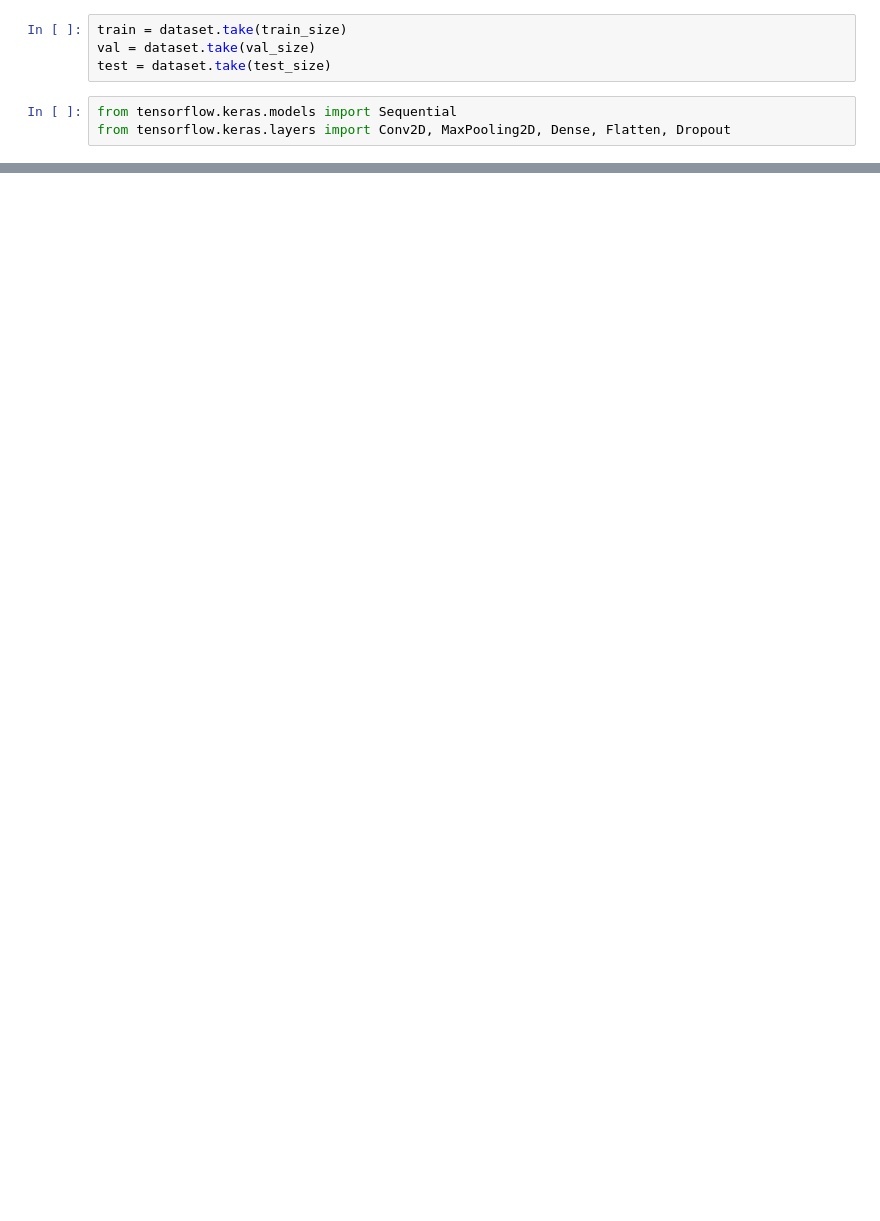
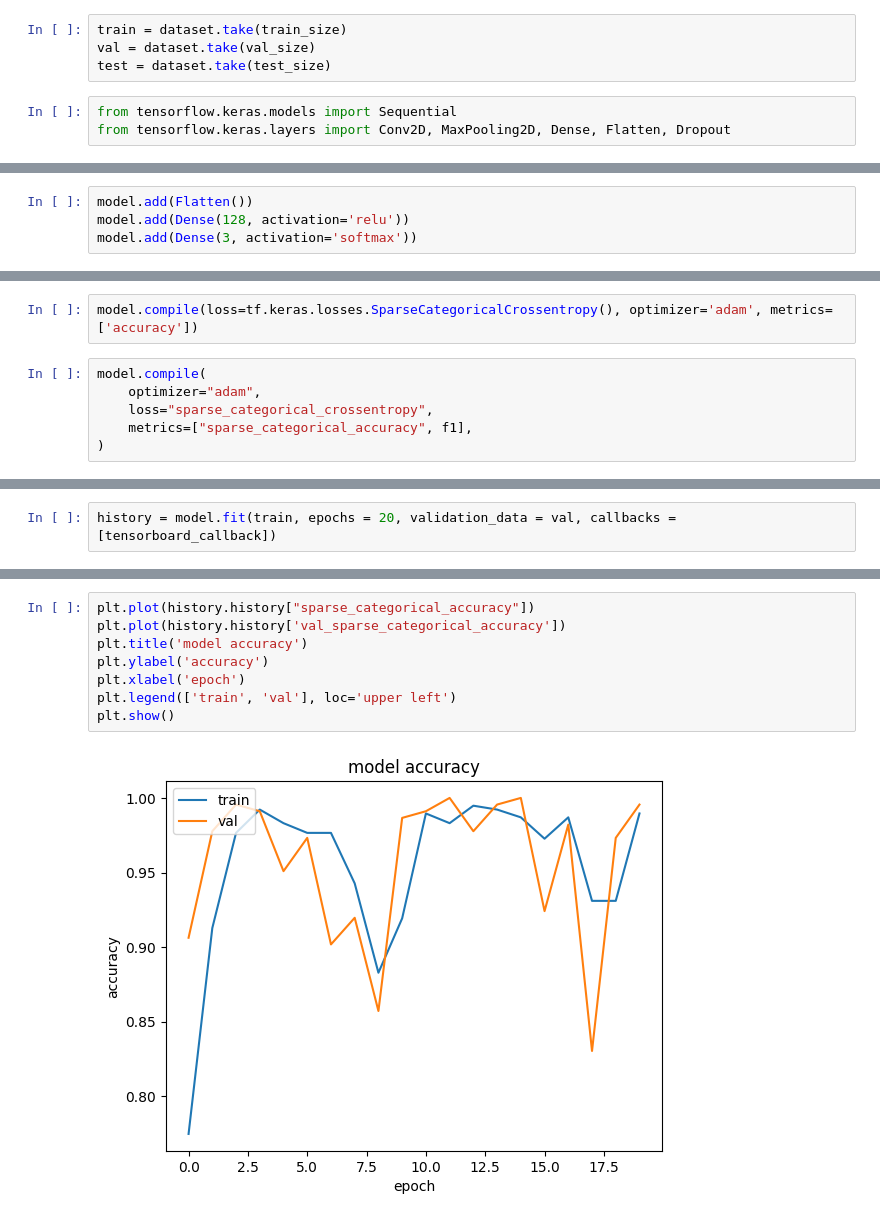
Before and after one commit to swelch940/Lung-Cancer-Classifier, a Jupyter notebook: Lung_cancer_classification.ipynb, the cells around one changed output, grey strips where cells are left out. Saved outputs shown, nothing was run; the diff lists cells and outputs as text; blank space fills up the shorter version.

```diff
--- a/Lung_cancer_classification.ipynb
+++ b/Lung_cancer_classification.ipynb
@@ -333,0 +230,4 @@ KeyboardInterrupt:
+# %%
+model.add(Flatten())
+model.add(Dense(128, activation='relu'))
+model.add(Dense(3, activation='softmax'))
@@ -333,0 +254,8 @@ KeyboardInterrupt:
+# %%
+model.compile(loss=tf.keras.losses.SparseCategoricalCrossentropy(), optimizer='adam', metrics=['accuracy'])
+# %%
+model.compile(
+    optimizer="adam",
+    loss="sparse_categorical_crossentropy",
+    metrics=["sparse_categorical_accuracy", f1],
+)
@@ -333,0 +266,2 @@ KeyboardInterrupt:
+# %%
+history = model.fit(train, epochs = 20, validation_data = val, callbacks = [tensorboard_callback])
@@ -333,0 +286,10 @@ KeyboardInterrupt:
+# %%
+plt.plot(history.history["sparse_categorical_accuracy"])
+plt.plot(history.history['val_sparse_categorical_accuracy'])
+plt.title('model accuracy')
+plt.ylabel('accuracy')
+plt.xlabel('epoch')
+plt.legend(['train', 'val'], loc='upper left')
+plt.show()
+# %% [output]
+[figure, added]
```
Also changed, not shown: parts of 157 cells of this notebook.
